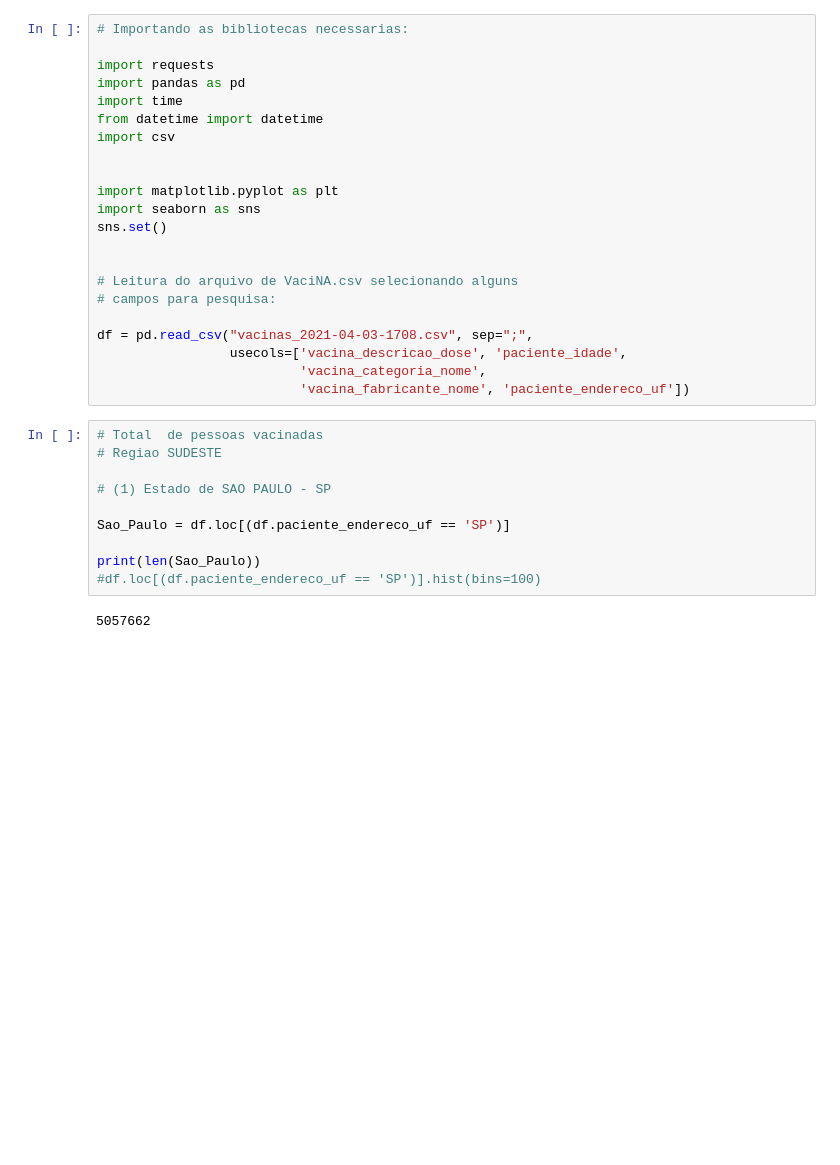
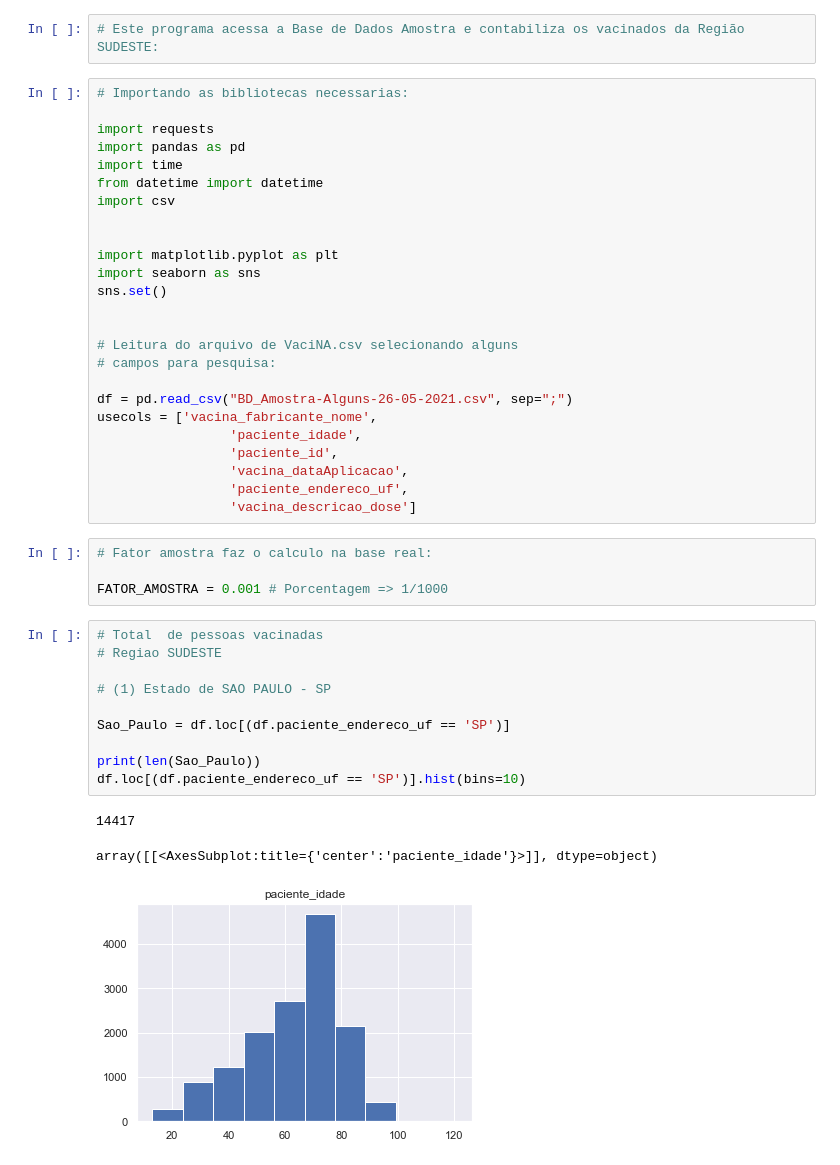
Before and after one commit to nubia-mp1211/Projeto-Final, a Jupyter notebook: Vacina-Regiao-SUDESTE.ipynb, the cells around one changed output. Cells and saved outputs as stored; diff of their text form; blank space fills up the shorter version.

```diff
--- a/Vacina-Regiao-SUDESTE.ipynb
+++ b/Vacina-Regiao-SUDESTE.ipynb
@@ -1,3 +1,5 @@
+# %%
+# Este programa acessa a Base de Dados Amostra e contabiliza os vacinados da Região SUDESTE:
 # %%
 # Importando as bibliotecas necessarias:
 
@@ -16,22 +18,31 @@ sns.set()
 # Leitura do arquivo de VaciNA.csv selecionando alguns
 # campos para pesquisa:
 
-df = pd.read_csv("vacinas_2021-04-03-1708.csv", sep=";",
-                 usecols=['vacina_descricao_dose', 'paciente_idade',
-                          'vacina_categoria_nome',
-                          'vacina_fabricante_nome', 'paciente_endereco_uf'])
+df = pd.read_csv("BD_Amostra-Alguns-26-05-2021.csv", sep=";")
+usecols = ['vacina_fabricante_nome',
+                 'paciente_idade',
+                 'paciente_id',
+                 'vacina_dataAplicacao',
+                 'paciente_endereco_uf',
+                 'vacina_descricao_dose']
+# %%
+# Fator amostra faz o calculo na base real:
+
+FATOR_AMOSTRA = 0.001 # Porcentagem => 1/1000
 # %%
 # Total  de pessoas vacinadas
 # Regiao SUDESTE
 
 # (1) Estado de SAO PAULO - SP
 
 Sao_Paulo = df.loc[(df.paciente_endereco_uf == 'SP')]
 
 print(len(Sao_Paulo))
-#df.loc[(df.paciente_endereco_uf == 'SP')].hist(bins=100)
+df.loc[(df.paciente_endereco_uf == 'SP')].hist(bins=10)
 # %% [output]
-5057662
+14417
+array([[<AxesSubplot:title={'center':'paciente_idade'}>]], dtype=object)
+[figure, added]
 # %%
 # (2) Estado do RIO DE JANEIRO - RJ
 
```
Also changed, not shown: parts of 6 cells of this notebook.
